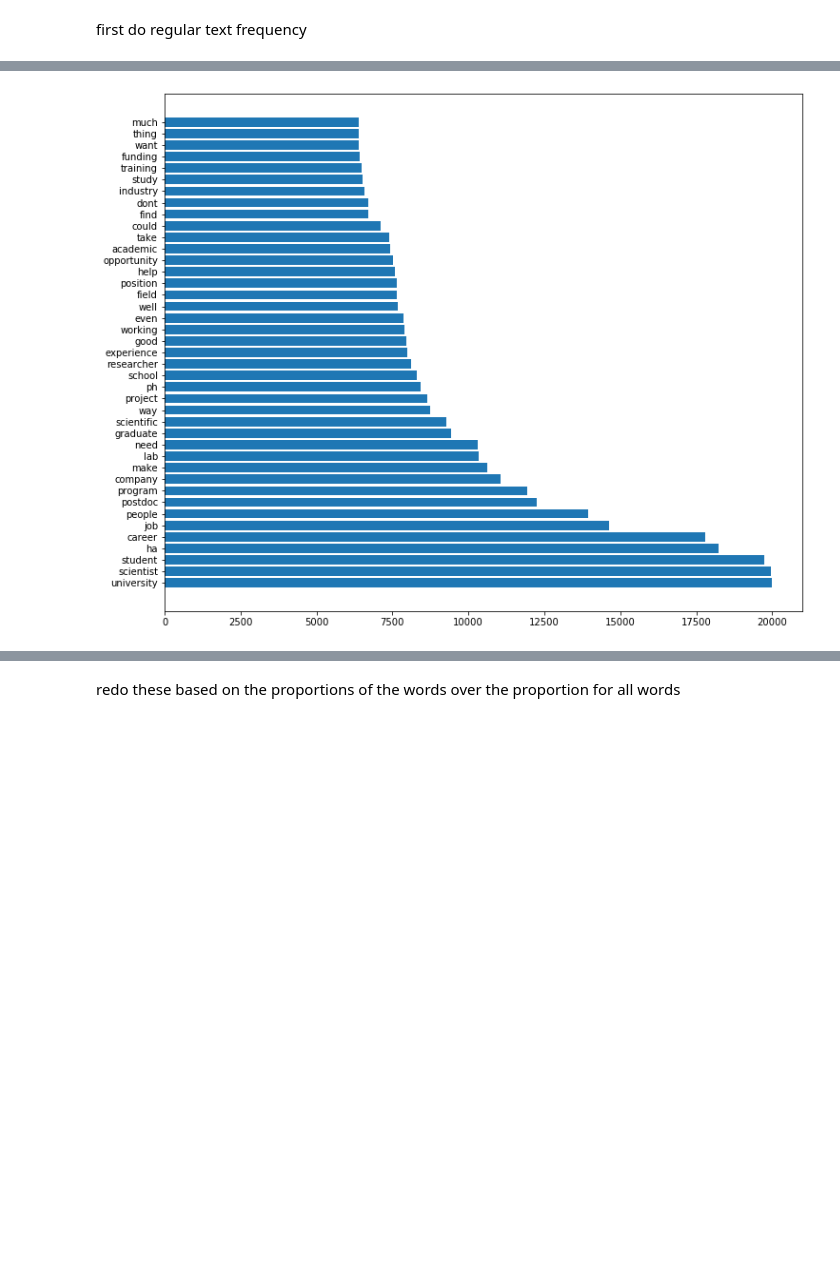
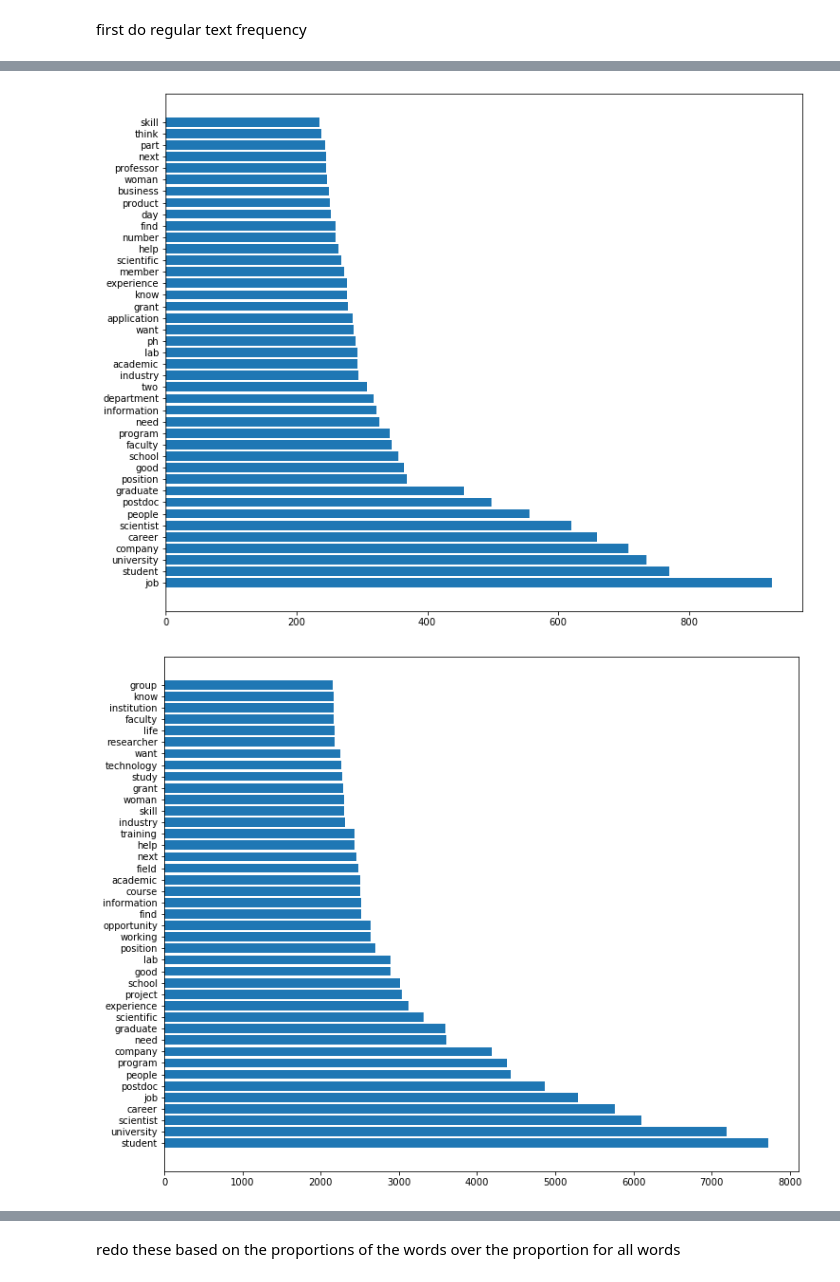
Before and after one commit to crboothb/sciencemag-careers-analysis, a Jupyter notebook: scripts/frequency.ipynb, the cells around one changed output, grey strips where cells are left out. Cells and saved outputs as stored; diff of their text form; code cells hidden in the pictures; blank space fills up the shorter version.

Commit message:
frequency stopping point

```diff
--- a/scripts/frequency.ipynb
+++ b/scripts/frequency.ipynb
@@ -206,9 +206,9 @@ def freq_workflow(df, n_facets, extras, lemm=False):
         end = start+interval
         facets[start] = df[(df.year<=start) & (df.year <end)]
 
-    for key in facets:
+    for keya in facets:
 
-        text_list = facets[key]["text"]
+        text_list = facets[keya]["text"]
 
         word_dict = {}
         text_clean = []
@@ -226,9 +226,11 @@ def freq_workflow(df, n_facets, extras, lemm=False):
         # print(top["word"])
         plt.figure(figsize=(12, 10))
         plt.barh(top["word"],top["freq"])
+        plt.savefig(str(keya)+"-frequency.png")
 # %%
-extra_stops = ["also","new","time","many","would","get","may","like","first","u","science","research","say","one","year","","says","work","wa", "ha"]
+extra_stops = ["also","new","time","many","would","get","may","like","first","u","science","research","say","one","year","","says","work","wa", "ha", "dont","take","well","thing","much","even","way","make","could", "go","need","know","de"]
 
-freq_workflow(df=full_df, n_facets=1,extras=extra_stops, lemm=True)
+freq_workflow(df=full_df, n_facets=6,extras=extra_stops, lemm=True)
 # %% [output]
-[figure, old version]
+[figure, new version]
+[figure, added]
```
Also changed, not shown: parts of 4 cells of this notebook.
